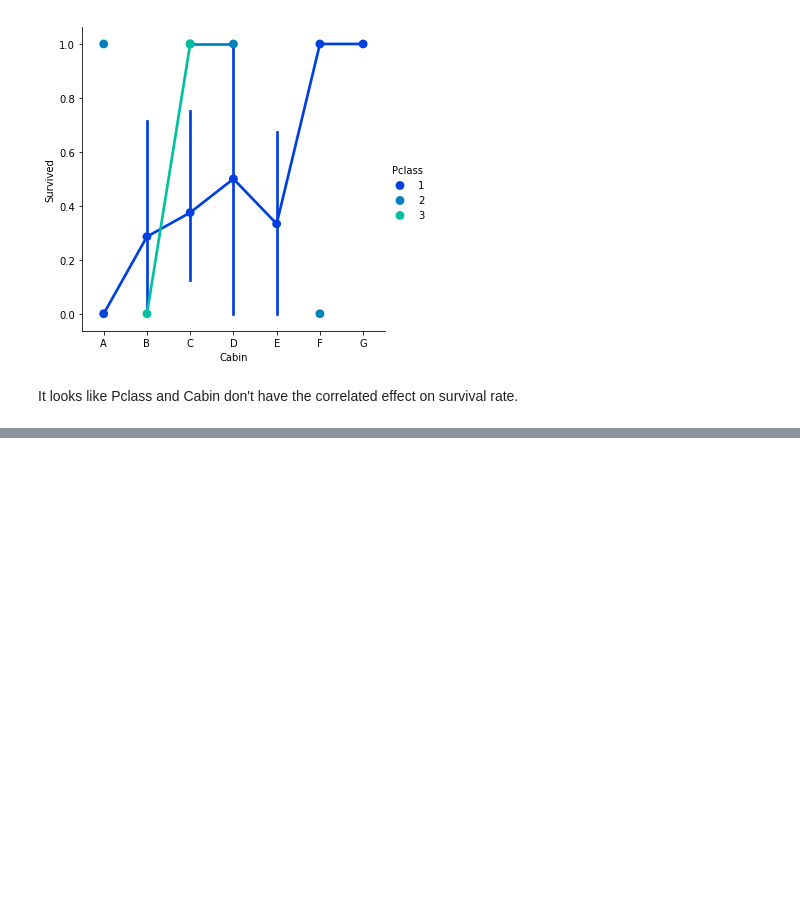
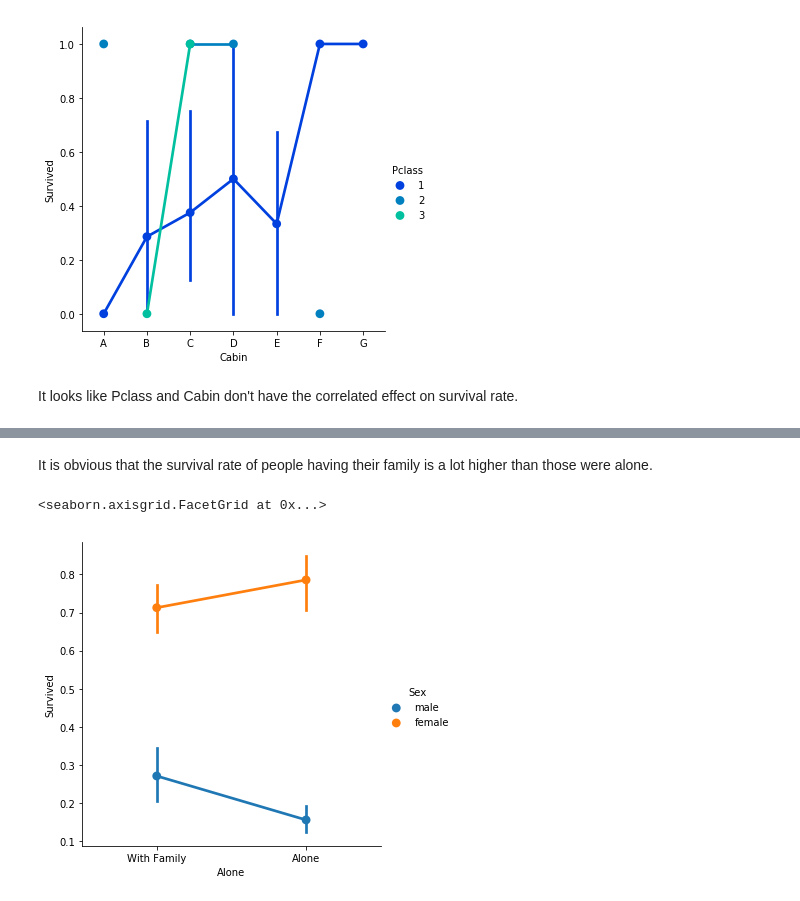
Before and after one commit to stellazhu31/Kaggle-Titanic-Machine-Learning-Personal-Project, a Jupyter notebook: Prediction of Titanic Survival Information.ipynb, the cells around one changed output, grey strips where cells are left out. Saved outputs shown, nothing was run; the diff lists cells and outputs as text; code cells hidden in the pictures; blank space fills up the shorter version.

```diff
--- a/Prediction of Titanic Survival Information.ipynb
+++ b/Prediction of Titanic Survival Information.ipynb
@@ -460,0 +474,7 @@ It looks like Pclass and Cabin don't have the correlated effect on survival rate
+# %% [markdown]
+It is obvious that the survival rate of people having their family is a lot higher than those were alone.
+# %%
+sns.factorplot('Alone','Survived',hue='Sex',data=titanic_df)
+# %% [output]
+<seaborn.axisgrid.FacetGrid at 0x...>
+[figure, added]
```
Also changed, not shown: parts of 5 cells of this notebook.
